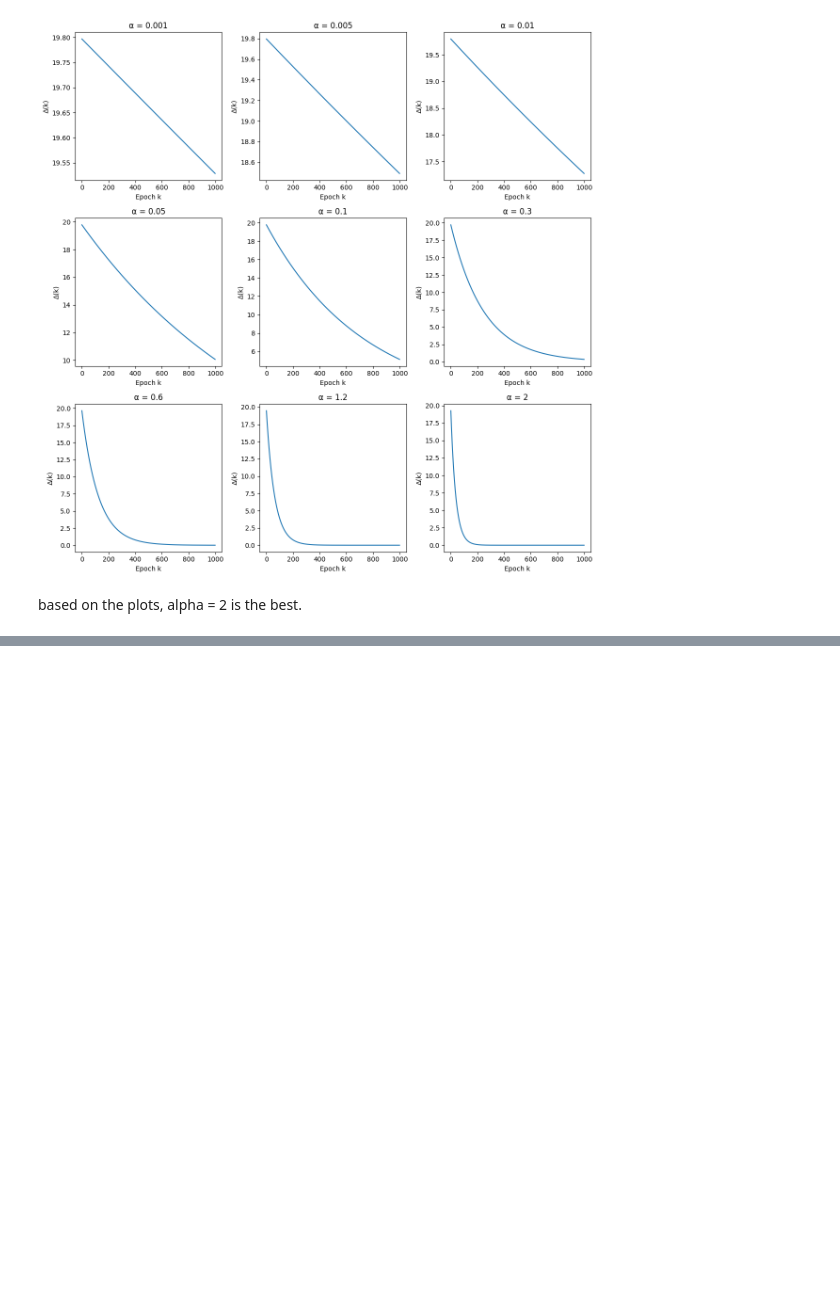
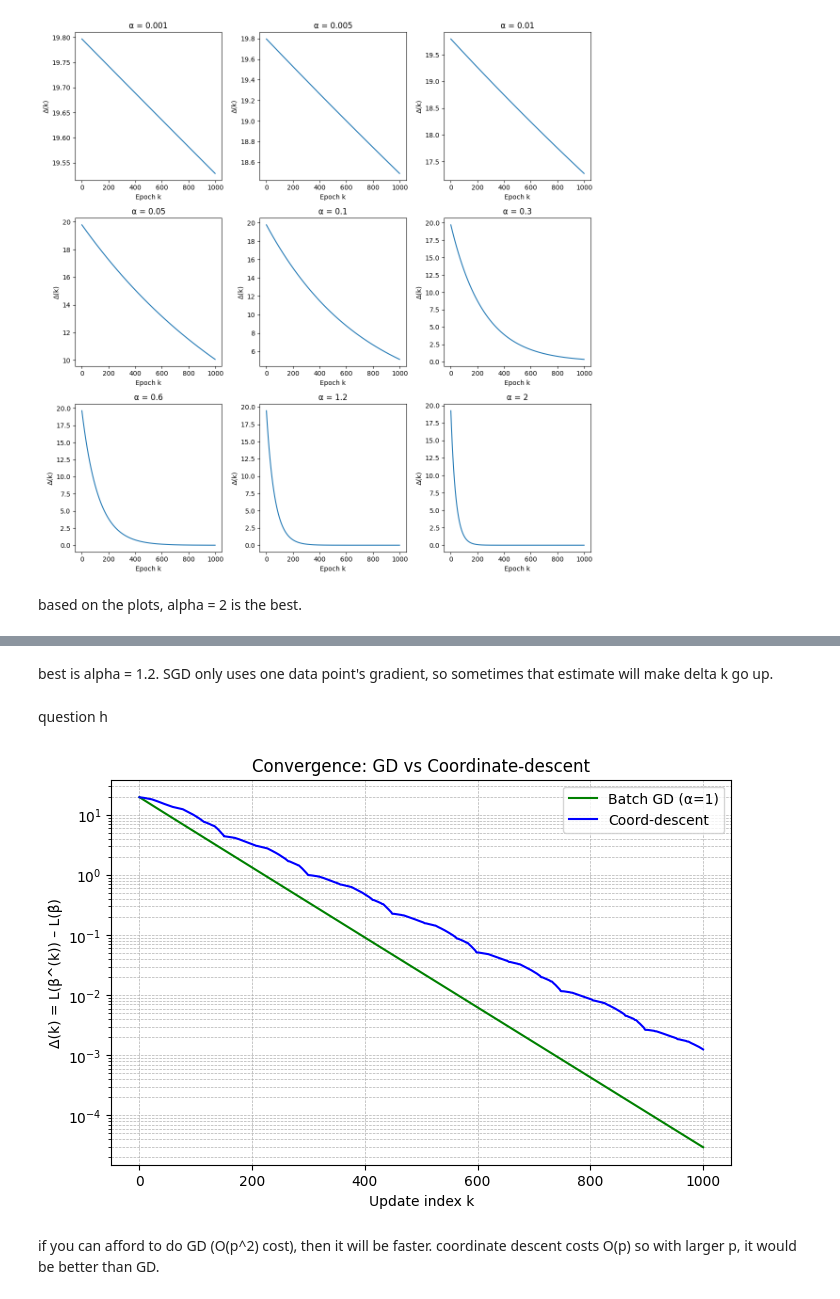
Before and after one commit to anjun-c/COMP9417, a Jupyter notebook: hw1/hw1.ipynb, the cells around one changed output, grey strips where cells are left out. Drawn from its saved outputs; the diff is of its cells as text; code cells hidden in the pictures; blank space fills up the shorter version.

```diff
--- a/hw1/hw1.ipynb
+++ b/hw1/hw1.ipynb
@@ -135,0 +169,38 @@ based on the plots, alpha = 2 is the best.
+# %% [markdown]
+best is alpha = 1.2. SGD only uses one data point's gradient, so sometimes that estimate will make delta k go up.
+# %% [markdown]
+question h
+# %%
+M = W.T @ W
+
+alpha = 1.0
+beta_gd = np.ones(p)
+delta_gd = [loss(beta_gd) - loss(beta_hat)]
+
+for epoch in range(1, 1001):
+    beta_gd = beta_gd - alpha * grad(beta_gd)
+    delta_gd.append(loss(beta_gd) - loss(beta_hat))
+
+beta_cd = np.ones(p)
+delta_cd = [loss(beta_cd) - loss(beta_hat)]
+
+for k in range(1, 1001):
+    j = (k-1) % p
+    row = M[j]
+    numer = y_var[j]/p - 2*lam*(row @ beta_cd - row[j]*beta_cd[j])
+    denom = 1/p + 2*lam*row[j]
+    beta_cd[j] = numer/denom
+    delta_cd.append(loss(beta_cd) - loss(beta_hat))
+
+plt.figure(figsize=(8,5))
+plt.plot(delta_gd, label="Batch GD (α=1)",  color="green")
+plt.plot(delta_cd, label="Coord-descent", color="blue")
+plt.xlabel("Update index k")
+plt.ylabel("Δ(k) = L(β^(k)) – L(β̂)")
+plt.title("Convergence: GD vs Coordinate-descent")
+plt.legend()
+plt.yscale("log")
+plt.grid(True, which="both", ls="--", lw=0.5)
+plt.show()
+# %% [output]
+[figure, added]
@@ -135,0 +209,2 @@ based on the plots, alpha = 2 is the best.
+# %% [markdown]
+if you can afford to do GD (O(p^2) cost), then it will be faster. coordinate descent costs O(p) so with larger p, it would be better than GD.
```
Also changed, not shown: parts of 8 cells of this notebook.
